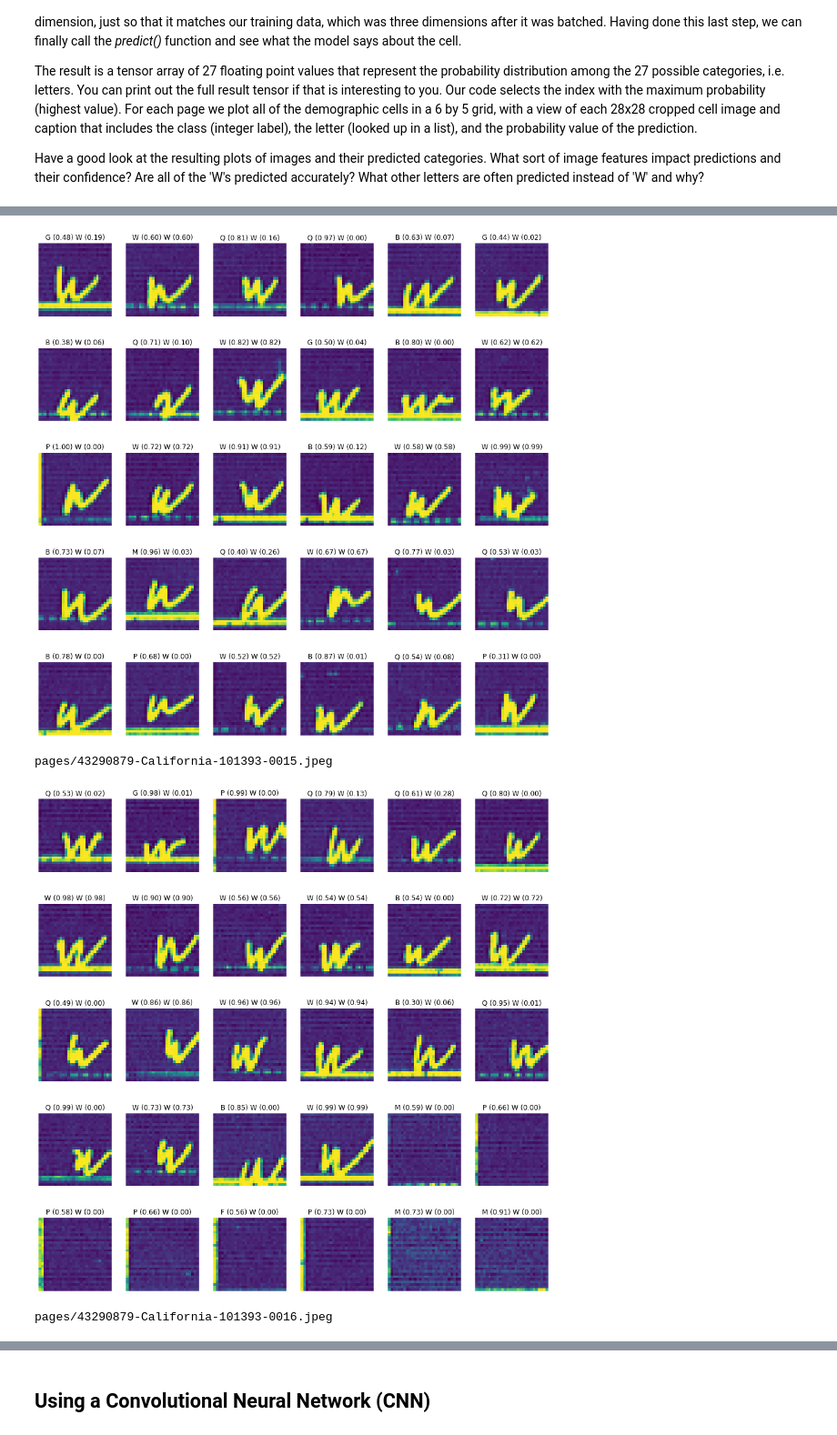
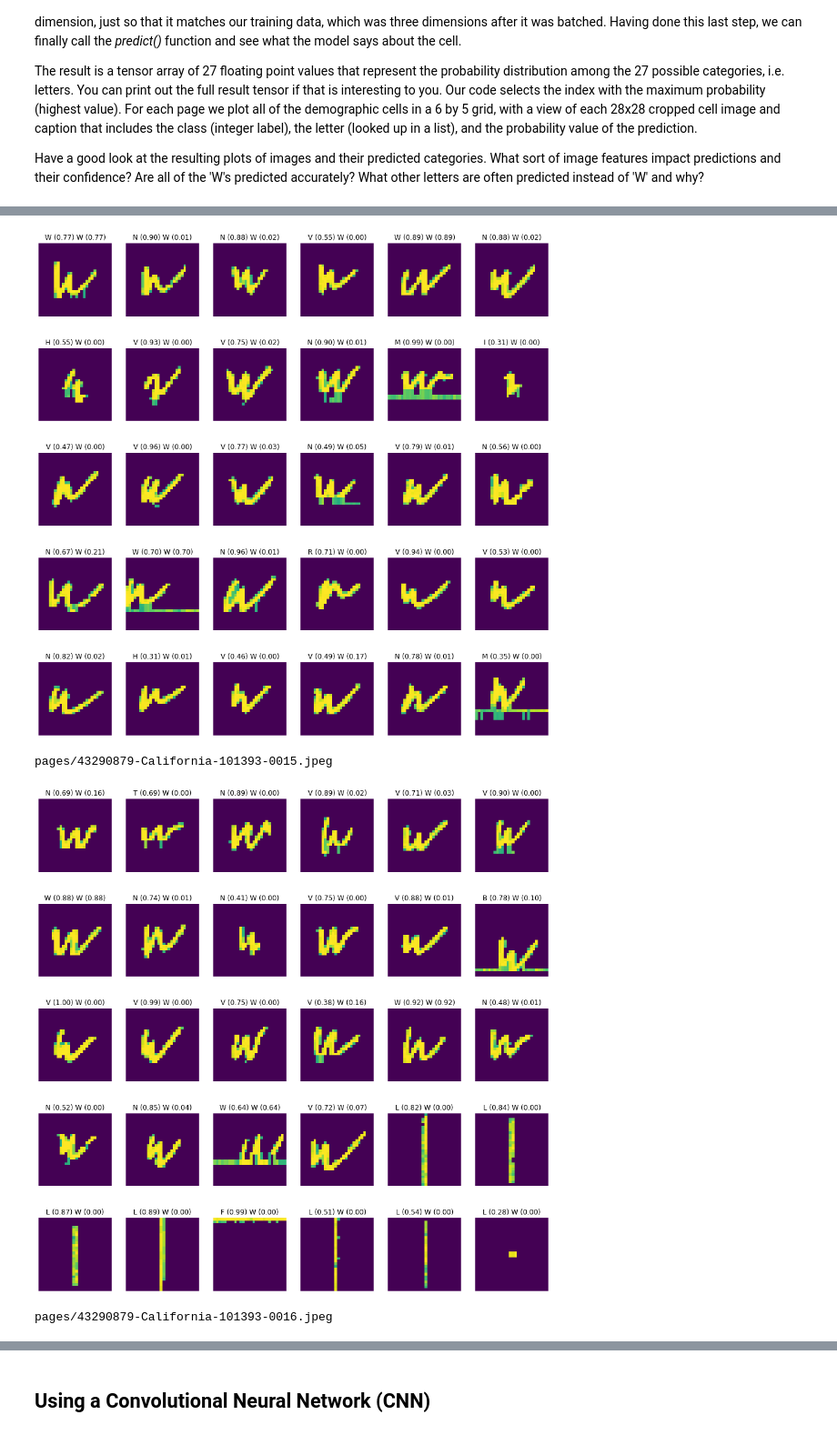
Before and after one commit to cases-umd/census-form-image-processing, a Jupyter notebook: 3_Handwritten_Character_Recognition.ipynb, the cells around one changed output, grey strips where cells are left out. Shown at 91% size. Saved outputs shown, nothing was run; the diff lists cells and outputs as text; code cells hidden in the pictures.

Commit message:
updated for new line noise removal; convolved success

```diff
--- a/3_Handwritten_Character_Recognition.ipynb
+++ b/3_Handwritten_Character_Recognition.ipynb
@@ -319,10 +311,10 @@ ds_train_readable = ds_train.map(
   deterministic=True)
 
 # Mapping the noisy line function to the dataset..
-ds_train_readable_noisy = ds_train_readable.map(
-  lambda img, label: tf.numpy_function(func=noisy_line, inp=[img, label], Tout=(tf.uint8, tf.int64)),
-  num_parallel_calls=tf.data.AUTOTUNE,
-  deterministic=False)
+#ds_train_readable_noisy = ds_train_readable.map(
+#  lambda img, label: tf.numpy_function(func=noisy_line, inp=[img, label], Tout=(tf.uint8, tf.int64)),
+#  num_parallel_calls=tf.data.AUTOTUNE,
+#  deterministic=False)
 
 # Function to convert image pixel values to floating point between 0 and 1.
 def normalize_img(image, label):
@@ -330,7 +322,7 @@ def normalize_img(image, label):
   return tf.cast(image, tf.float32) / 255., label
 
 # Mapping the normalize function to the dataset
-ds_train_readable_noisy_float = ds_train_readable_noisy.map(normalize_img, num_parallel_calls=tf.data.AUTOTUNE)
+ds_train_readable_float = ds_train_readable.map(normalize_img, num_parallel_calls=tf.data.AUTOTUNE)
 
 def set_shapes(image, label):
   image.set_shape([28, 28, 1])
@@ -338,7 +330,7 @@ def set_shapes(image, label):
   return image, label
 
 # Assert the correct tensor shapes
-ds_train_final = ds_train_readable_noisy_float.map(set_shapes, num_parallel_calls=tf.data.AUTOTUNE)
+ds_train_final = ds_train_readable_float.map(set_shapes, num_parallel_calls=tf.data.AUTOTUNE)
 
 # Some additional dataset setup steps
 ds_train_final = ds_train_final.cache()
@@ -352,12 +344,13 @@ ds_test_readable = ds_test.map(
   num_parallel_calls=tf.data.AUTOTUNE,
   deterministic=True)
 
-ds_test_readable_noisy = ds_test_readable.map(
-  lambda img, label: tf.numpy_function(func=noisy_line, inp=[img, label], Tout=(tf.uint8, tf.int64)),
-  num_parallel_calls=tf.data.AUTOTUNE,
-  deterministic=False)
-ds_test_readable_noisy_float = ds_test_readable_noisy.map(normalize_img, num_parallel_calls=tf.data.AUTOTUNE)
-ds_test_final = ds_test_readable_noisy_float.map(set_shapes, num_parallel_calls=tf.data.AUTOTUNE)
+# ds_test_readable_noisy = ds_test_readable.map(
+#   lambda img, label: tf.numpy_function(func=noisy_line, inp=[img, label], Tout=(tf.uint8, tf.int64)),
+#   num_parallel_calls=tf.data.AUTOTUNE,
+#   deterministic=False)
+
+ds_test_readable_float = ds_test_readable.map(normalize_img, num_parallel_calls=tf.data.AUTOTUNE)
+ds_test_final = ds_test_readable_float.map(set_shapes, num_parallel_calls=tf.data.AUTOTUNE)
 ds_test_final = ds_test_final.batch(128)
 ds_test_final = ds_test_final.cache()
 ds_test_final = ds_test_final.prefetch(tf.data.AUTOTUNE)
@@ -468,41 +461,43 @@ lookup = list("abcdefghijklmnopqrstuvwxyz".upper())
 def run(path, page_range=(2, 16), model=None, debug=False):
     for f in sorted(glob.glob(f'{path}/*')):
         pagestr = re.search(r'-(\d+).jpeg', f).group(1)
         if int(pagestr) not in range(page_range[0], page_range[1]):
             continue
         plt.figure(figsize=(16, 16))
         print(f)
         image = cv2.imread(f)
         (adjusted_img, v_lines, h_lines) = extract(image, f, debug=debug)
         grayimage = cv2.cvtColor(adjusted_img,cv2.COLOR_BGR2GRAY)
         grayimage = 255 - grayimage
         demo_h_offset = v_lines[11]  # the demographic column starts the the 12th vertical line
         demo_width = v_lines[12] - demo_h_offset  # width calculation
         # Open CV rectangles calculation for each demographic cell
         demographic_cells = \
           [ (demo_h_offset, h_lines[i], demo_width, int(h_lines[i+1]-h_lines[i])) for i in range(3, len(h_lines)-1)]
         for i in range(3, len(h_lines)-1):
             ax = plt.subplot(5, 6, i - 2)
             plt.axis('off')
             cell_img = grayimage[h_lines[i]+5:h_lines[i+1]+5, v_lines[11]:v_lines[12]]
-            M = cv2.moments(cell_img)
-            X = int(M["m10"] / M["m00"])
-            Y = int(M["m01"] / M["m00"])
-            x1 = min(max(0, X-13), cell_img.shape[0] - 28)
-            y1 = min(max(0, Y-13), cell_img.shape[1] - 28)
-            cell = cell_img[x1:x1+28, y1:y1+28]
-            tensor, noop = normalize_img(cell, 0)
+            prepared_cell_image = crop_cell(cell_img)
+
+            # M = cv2.moments(cell_img)
+            # X = int(M["m10"] / M["m00"])
+            # Y = int(M["m01"] / M["m00"])
+            # x1 = min(max(0, X-13), cell_img.shape[0] - 28)
+            # y1 = min(max(0, Y-13), cell_img.shape[1] - 28)
+            # cell = cell_img[x1:x1+28, y1:y1+28]
+            tensor, noop = normalize_img(prepared_cell_image, 0)
             result = model.predict(np.expand_dims(tensor, 0), verbose=0)
             classes_x=np.argmax(result,axis=1)
-            plt.imshow(cell)
+            plt.imshow(prepared_cell_image)
             plt.title(f'{lookup[int(classes_x[0])-1]} ({result[0][int(classes_x[0])]:.2f}) W ({result[0][23]:.2f})')
         plt.show()
 
 
 run('pages', page_range=(14,17), model=model)
 # %% [output]
 pages/43290879-California-101393-0014.jpeg
-[figure, old version]
+[figure, new version]
 pages/43290879-California-101393-0015.jpeg
-[figure, old version]
+[figure, new version]
 pages/43290879-California-101393-0016.jpeg
```
Also changed, not shown: parts of 8 cells of this notebook, 4 other files.
